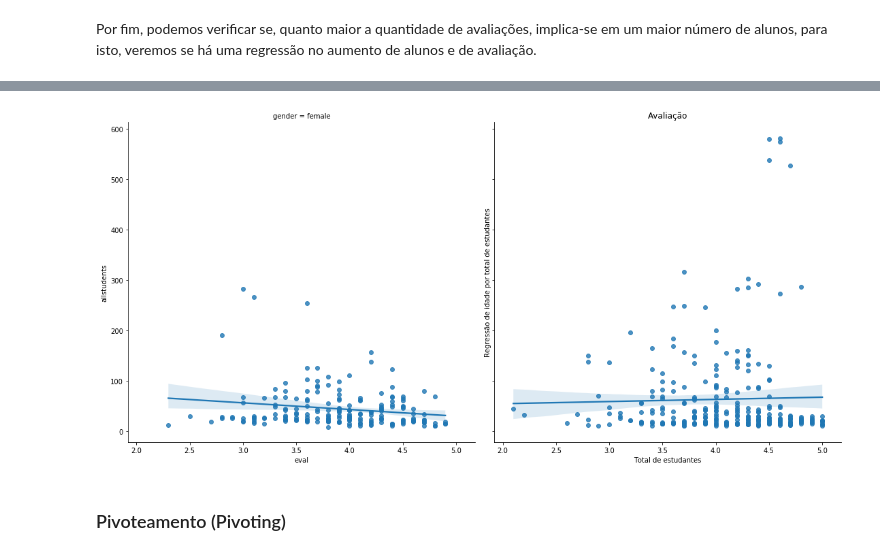
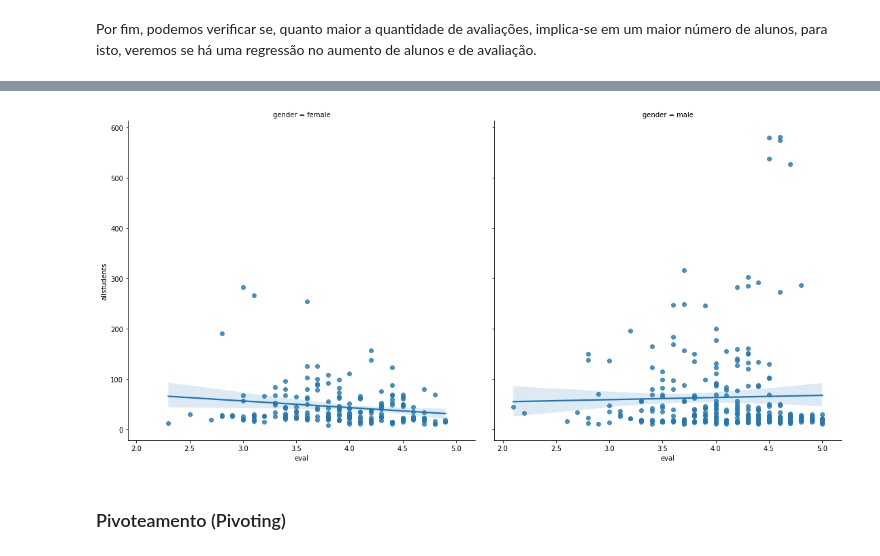
Before and after one commit to vhnegrisoli/ibm-statistics, a Jupyter notebook: 02 - Statistics - Dispersão, Regressão e Pivoting.ipynb, the cells around one changed output, grey strips where cells are left out. Drawn from its saved outputs; the diff is of its cells as text; code cells hidden in the pictures.

```diff
--- a/02 - Statistics - Dispersão, Regressão e Pivoting.ipynb
+++ b/02 - Statistics - Dispersão, Regressão e Pivoting.ipynb
@@ -179,15 +167,9 @@ configurar_plot(
 # %%
 sns.lmplot(x = 'eval', y = 'allstudents', col = "gender", data = dados)
 
-configurar_plot(
-    'Avaliação',
-    'Total de estudantes',
-    'Regressão de idade por total de estudantes',
-    16,
-    8
-)
+plt.gcf().set_size_inches(16, 8)
 # %% [output]
-[figure, old version]
+[figure, new version]
 # %% [markdown]
 ### Pivoteamento (Pivoting)
 # %% [markdown]
```
Also changed, not shown: parts of 12 cells of this notebook, 3 other files.
